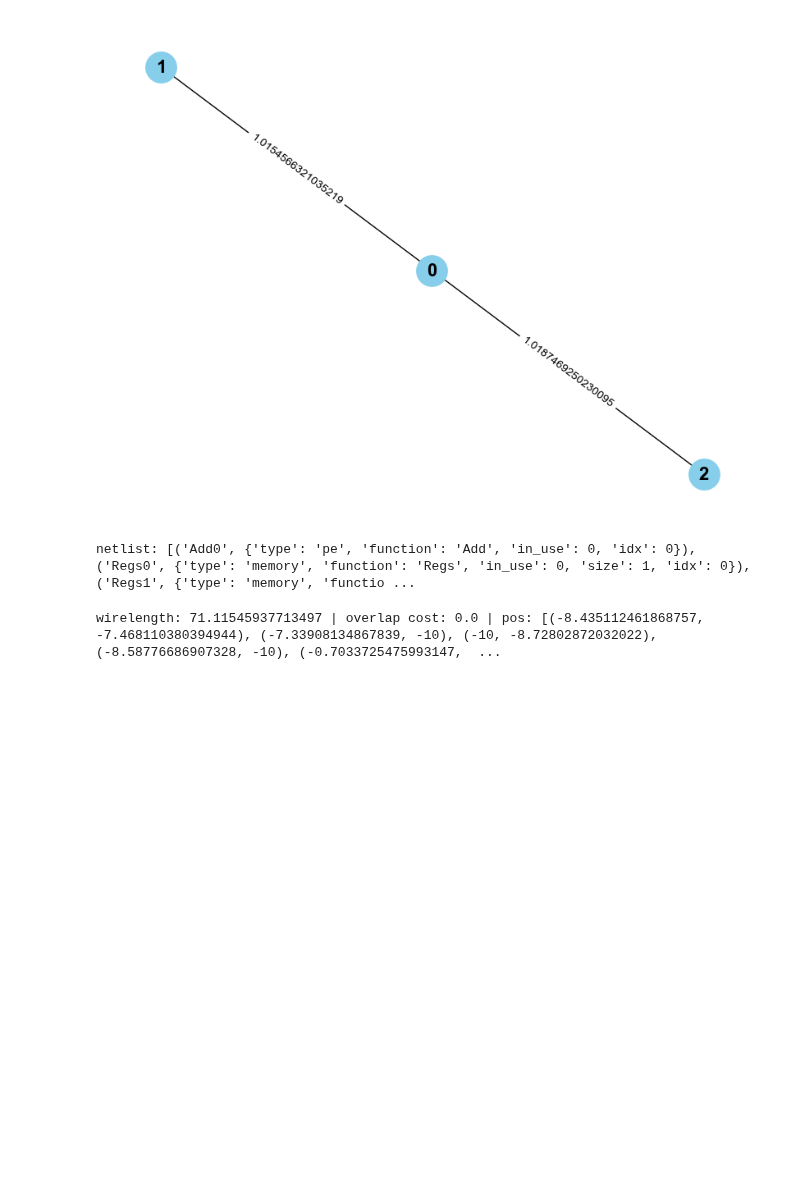
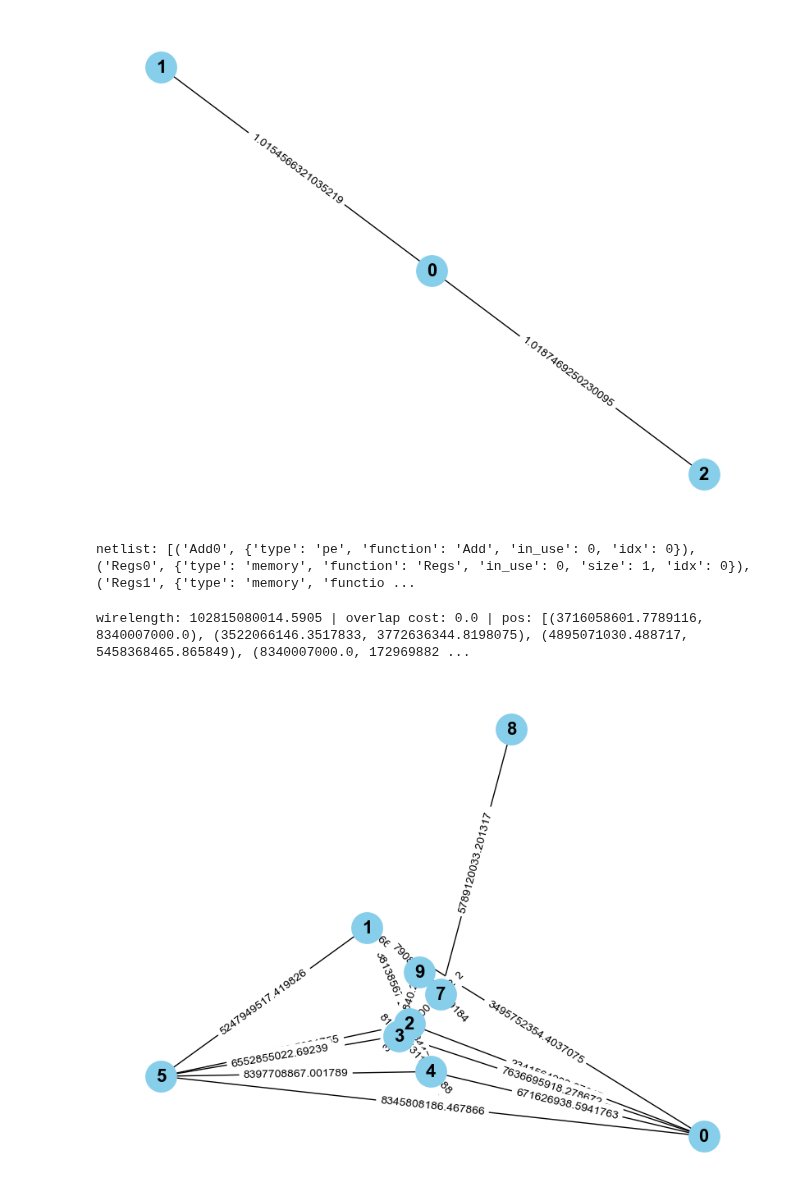
Before and after one commit to tathagatasrimani/codesign, a Jupyter notebook: src/SimulatedAnnealing.ipynb, the cells around one changed output. Saved outputs shown, nothing was run; the diff lists cells and outputs as text; code cells hidden in the pictures; blank space fills up the shorter version.

Commit message:
made adjustments to the std deviations of initial positions and random neighbors

```diff
--- a/src/SimulatedAnnealing.ipynb
+++ b/src/SimulatedAnnealing.ipynb
@@ -19,11 +19,13 @@ rng = rn.default_rng()
 def annealing(positions,
               edges,
               areas,
+              interval,
+              init_scale,
               maxsteps=10,
               debug=True):
     """ Optimize the black-box function 'cost_function' with the simulated annealing algorithm."""
     for i in range(len(positions)):
-        state = init_positions()
+        state = init_positions(init_scale)
         positions[i] = state
 
     wireLengths = wirelengths(positions, edges)
@@ -39,7 +41,7 @@ def annealing(positions,
         T = temperature(fraction)
 
         for i in range(len(positions)):
-            new_state = random_neighbour(positions[i], fraction)
+            new_state = random_neighbour(positions[i], interval, areas[i] ** 0.5, fraction)
             positions[i] = new_state
             wireLengths = wirelengths(positions, edges)
             wireLengthSum = np.sum(list(wireLengths.values()))
@@ -203,12 +205,14 @@ node_to_index = {node: i for i, node in enumerate(nodes)}
 N = len(nodes)
 areas = [None for _ in range(N)]
 newEdges = []
+averageSide = 0
 
 for node in digraph.nodes.data(True):
     name = node[0]
     function = node[1]['function']
     index = node_to_index[name]
-    areas[index] = hw.area[function] / (10 ** 8)
+    areas[index] = hw.area[function]
+    averageSide += areas[index] ** 0.5
 
 for edge in edges:
     if (edge[1], edge[0]) in newEdges:
@@ -216,11 +220,17 @@ for edge in edges:
 
     newEdges.append(edge)
 
+averageSide /= N
 E = [(node_to_index[src], node_to_index[dst]) for src, dst in newEdges]
 positions = [(0, 0) for _ in range(N)]
+interval = (min(areas), max(areas))
 # %% [output]
 netlist: [('Add0', {'type': 'pe', 'function': 'Add', 'in_use': 0, 'idx': 0}), ('Regs0', {'type': 'memory', 'function': 'Regs', 'in_use': 0, 'size': 1, 'idx': 0}), ('Regs1', {'type': 'memory', 'functio ...
 # %%
-state, c, states, costs, minWireLength, optimalPos, wireLengths = annealing(positions, E, areas, maxsteps=10000)
+state, c, states, costs, minWireLength, optimalPos, wireLengths = annealing(positions, E, areas, interval, averageSide, maxsteps=10000)
 # %% [output]
-wirelength: 71.11545937713497 | overlap cost: 0.0 | pos: [(-8.435112461868757, -7.468110380394944), (-7.33908134867839, -10), (-10, -8.72802872032022), (-8.58776686907328, -10), (-0.7033725475993147,  ...
+wirelength: 102815080014.5905 | overlap cost: 0.0 | pos: [(3716058601.7789116, 8340007000.0), (3522066146.3517833, 3772636344.8198075), (4895071030.488717, 5458368465.865849), (8340007000.0, 172969882 ...
+# %%
+plotter(wireLengths)
+# %% [output]
+[figure, added]
```
Also changed, not shown: parts of 3 cells of this notebook.
